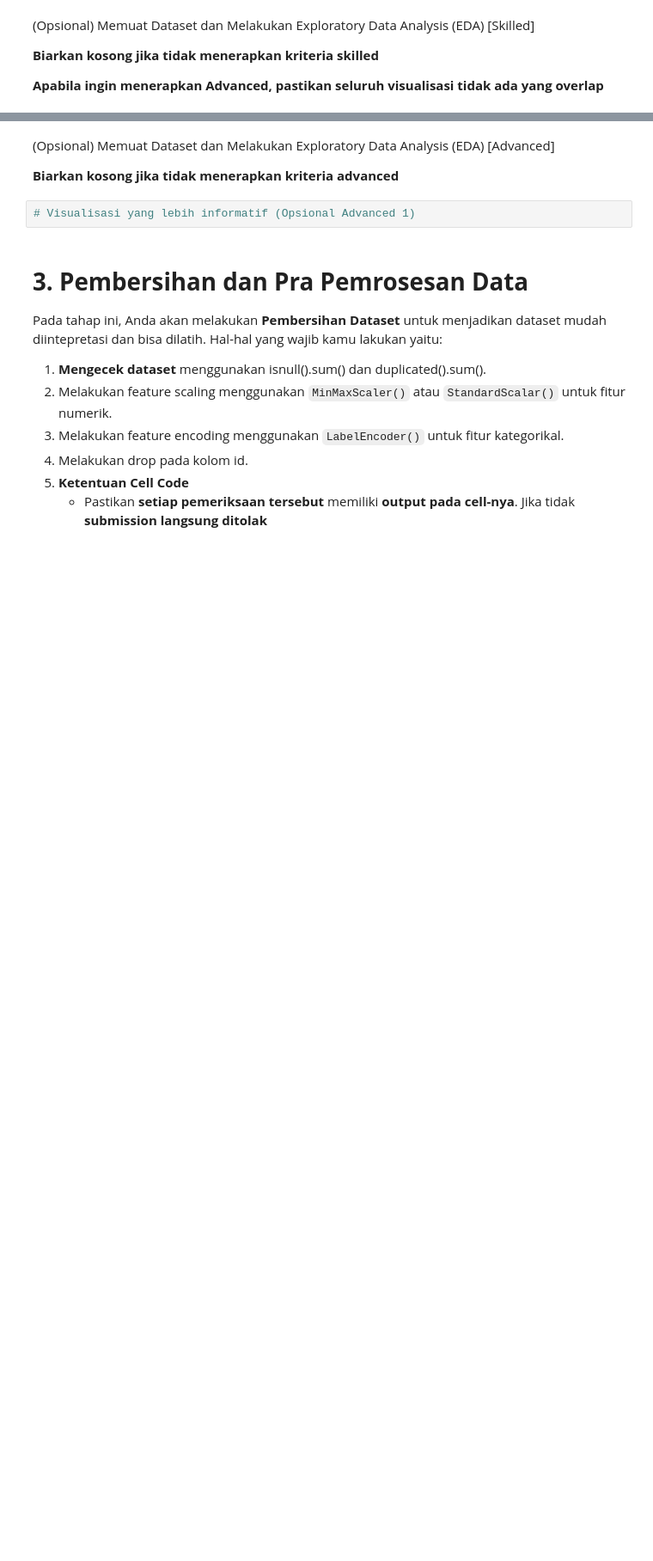
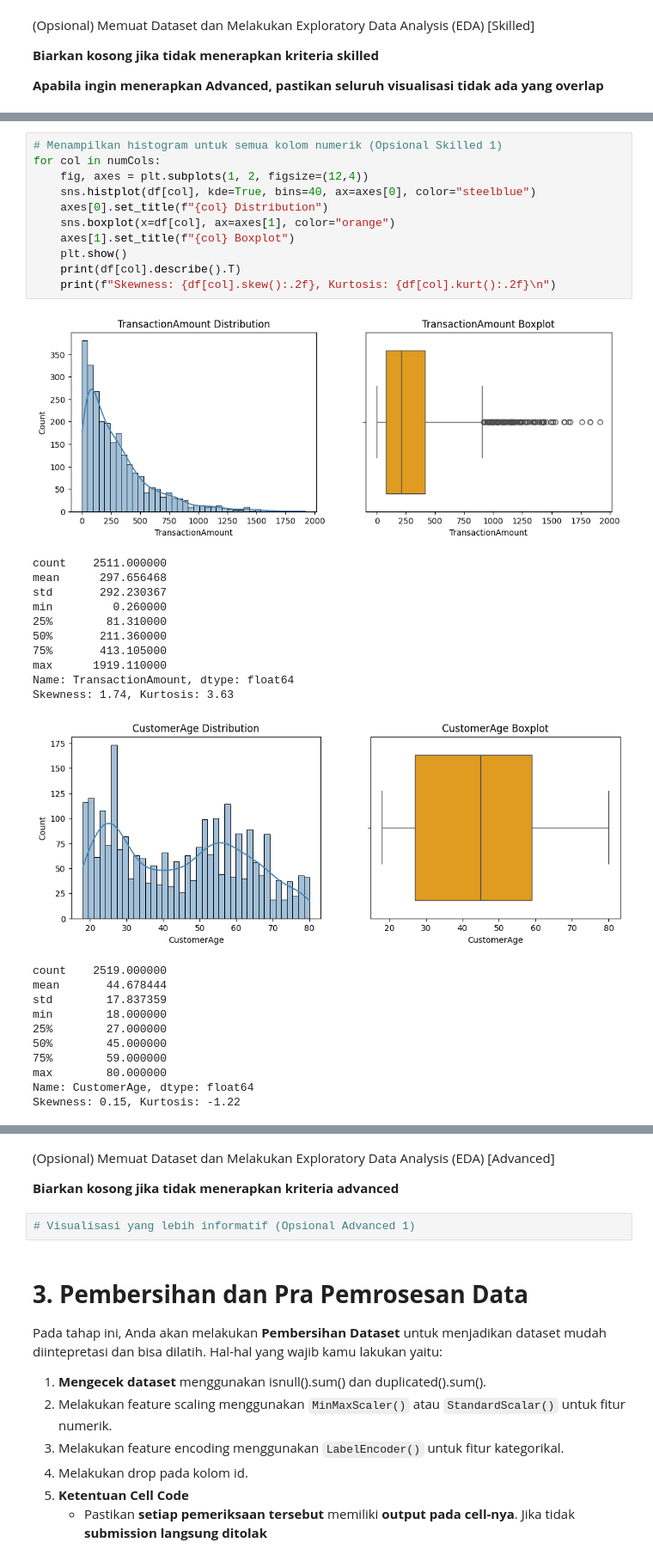
Before and after one commit to bluga404/ml-project-dicoding, a Jupyter notebook: [Clustering]_Submission_Akhir_BMLP_Walker_Valentinus_Simanjuntak.ipynb, the cells around one changed output, grey strips where cells are left out. Shown: that part at 86% size. Drawn from its saved outputs; the diff is of its cells as text; blank space fills up the shorter version.

Commit message:
updated clustering-skilled and docs

```diff
--- a/[Clustering]_Submission_Akhir_BMLP_Walker_Valentinus_Simanjuntak.ipynb
+++ b/[Clustering]_Submission_Akhir_BMLP_Walker_Valentinus_Simanjuntak.ipynb
@@ -84,0 +142,34 @@ Kriteria 1 akan diterima ketika Anda menggunakan fungsi yang diminta tanpa menam
+# %%
+# Menampilkan histogram untuk semua kolom numerik (Opsional Skilled 1)
+for col in numCols:
+    fig, axes = plt.subplots(1, 2, figsize=(12,4))
+    sns.histplot(df[col], kde=True, bins=40, ax=axes[0], color="steelblue")
+    axes[0].set_title(f"{col} Distribution")
+    sns.boxplot(x=df[col], ax=axes[1], color="orange")
+    axes[1].set_title(f"{col} Boxplot")
+    plt.show()
+    print(df[col].describe().T)
+    print(f"Skewness: {df[col].skew():.2f}, Kurtosis: {df[col].kurt():.2f}\n")
+# %% [output]
+[figure, added]
+count    2511.000000
+mean      297.656468
+std       292.230367
+min         0.260000
+25%        81.310000
+50%       211.360000
+75%       413.105000
+max      1919.110000
+Name: TransactionAmount, dtype: float64
+Skewness: 1.74, Kurtosis: 3.63
+[figure, added]
+count    2519.000000
+mean       44.678444
+std        17.837359
+min        18.000000
+25%        27.000000
+50%        45.000000
+75%        59.000000
+max        80.000000
+Name: CustomerAge, dtype: float64
+Skewness: 0.15, Kurtosis: -1.22
```
Also changed, not shown: parts of 13 cells of this notebook, 2 other files.
